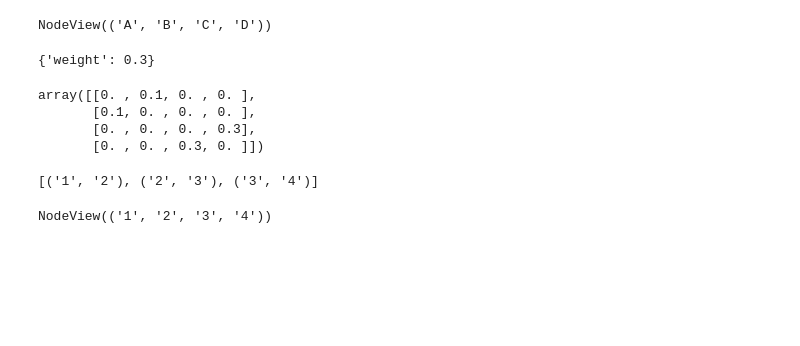
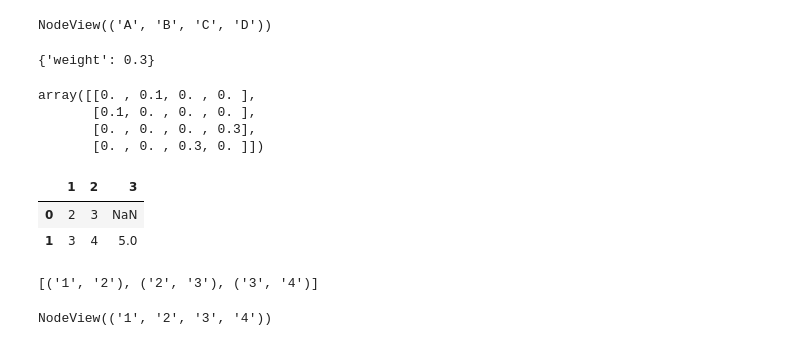
Before and after one commit to dmannan/graphSpec, a Jupyter notebook: CompatilibityOfSpec.ipynb, the cells around one changed output. Saved outputs shown, nothing was run; the diff lists cells and outputs as text; code cells hidden in the pictures; blank space fills up the shorter version.

```diff
--- a/CompatilibityOfSpec.ipynb
+++ b/CompatilibityOfSpec.ipynb
@@ -48,6 +48,13 @@ with open("singleEdgelis.csv",'w') as new_file:
     csv_writer.writerow([1,2,3])
     csv_writer.writerow([2,3,NaN])
     csv_writer.writerow([3,4,5])
+# %%
+data2 = pd.read_csv("singleEdgelis.csv")
+data2
+# %% [output]
+|  | 1 | 2 | 3 |
+| 0 | 2 | 3 | NaN |
+| 1 | 3 | 4 | 5.0 |
 # %%
 g2 = nx.read_weighted_edgelist("singleEdgelis.csv", delimiter=',')
 print(g2.edges())
```
Also changed, not shown: parts of 5 cells of this notebook.
